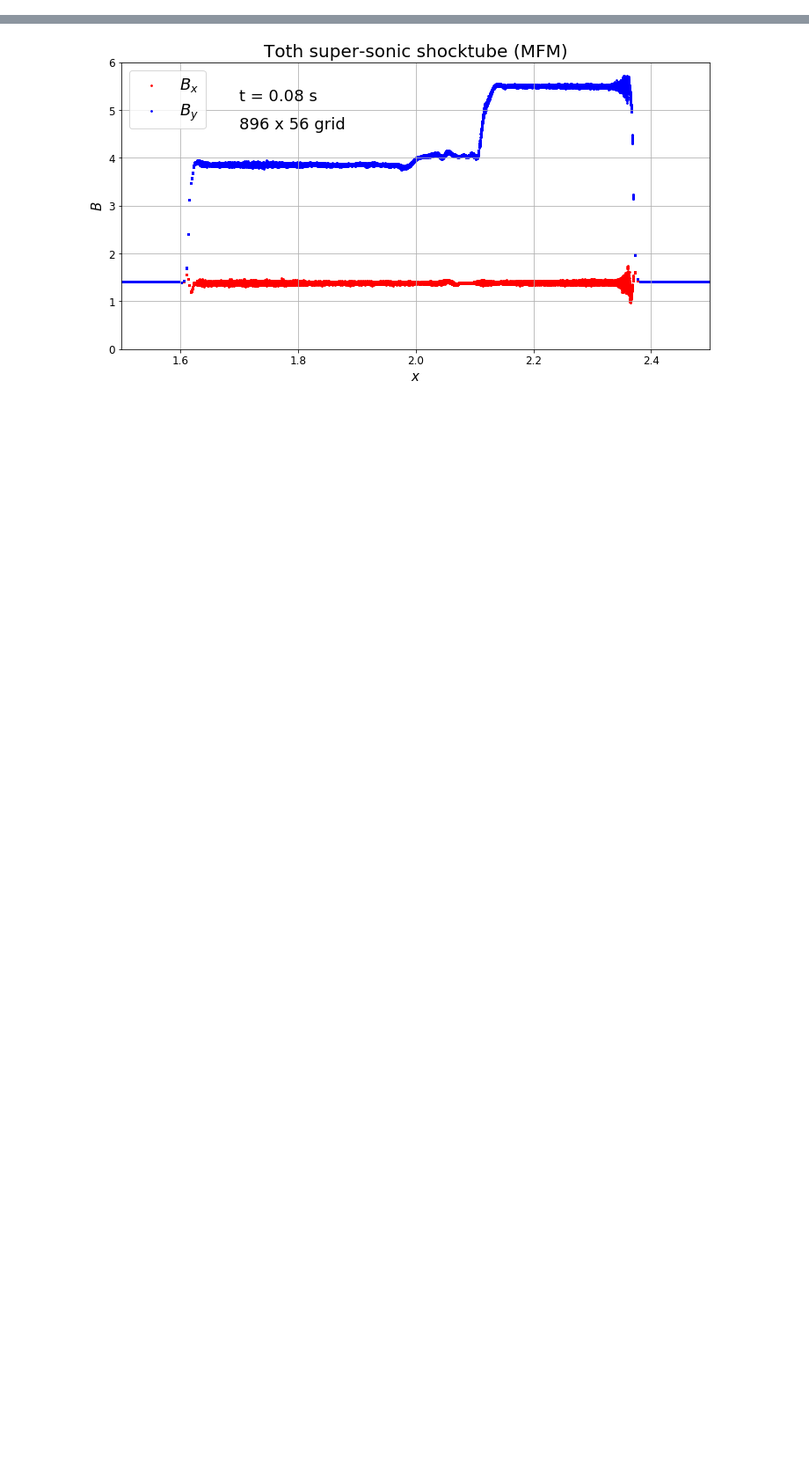
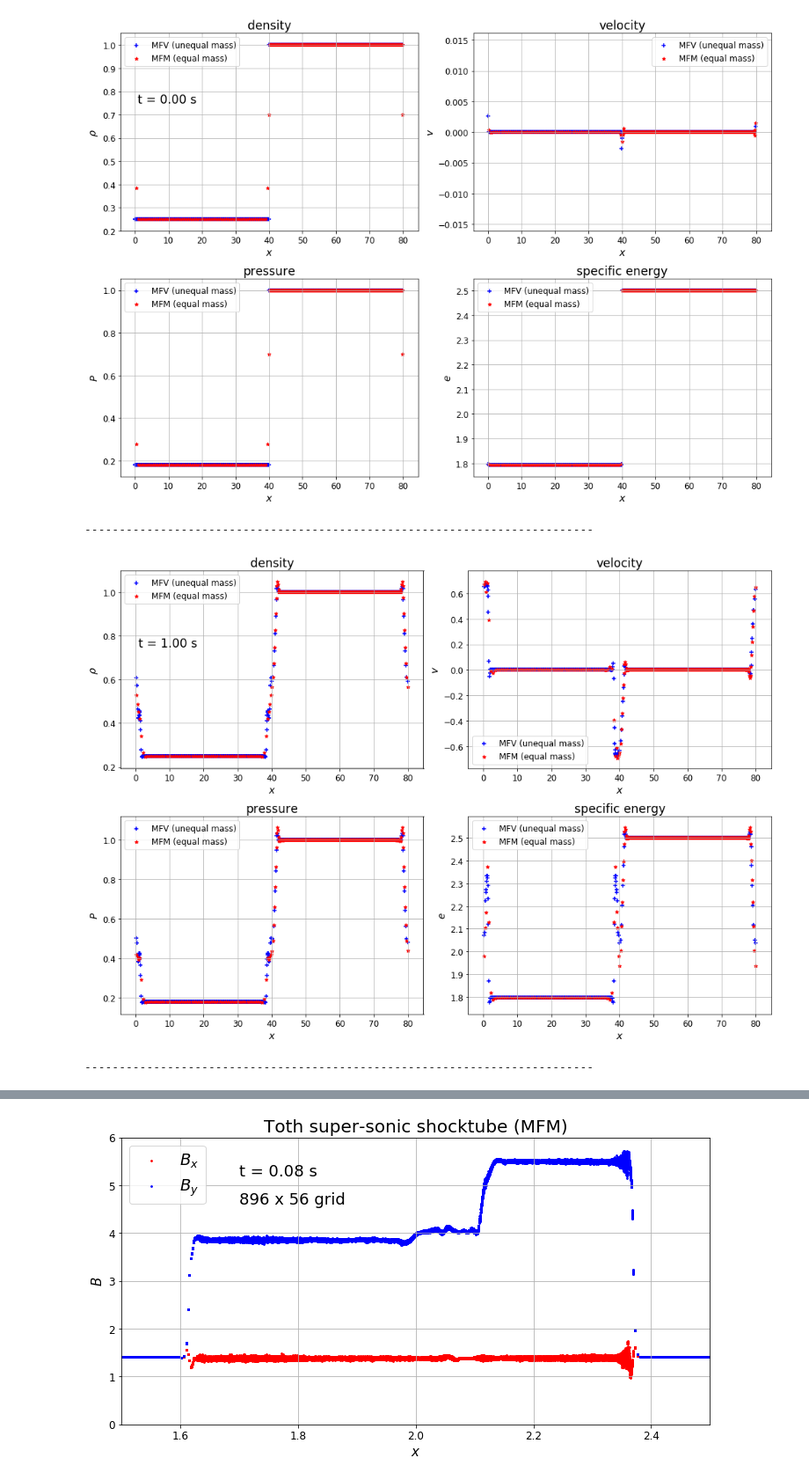
Before and after one commit to nina-af/ast-381-hw, a Jupyter notebook: hw_06/HW_6_Gizmo_Problem_2.ipynb, the cells around one changed output, grey strips where cells are left out. Shown at 88% size. Saved outputs shown, nothing was run; the diff lists cells and outputs as text; code cells hidden in the pictures; blank space fills up the shorter version.

```diff
--- a/hw_06/HW_6_Gizmo_Problem_2.ipynb
+++ b/hw_06/HW_6_Gizmo_Problem_2.ipynb
@@ -132,0 +128,15 @@ Shock front is more broad with MFM - resolution is higher at shock front with MF
+# %%
+# Plots of every other snapshot snapshots.
+for i in range(0, 11, 2):
+
+    t_mfm, data_mfm = get_snapshot_data(basedir_mfm, i)
+    t_mfv, data_mfv = get_snapshot_data(basedir_mfv, i)
+
+    make_plots(t_mfm, data_mfm, data_mfv, data_exact)
+
+    print('--------------------------------------------------------------------------\n')
+# %% [output]
+[figure, added]
+--------------------------------------------------------------------------
+[figure, added]
+--------------------------------------------------------------------------
```
Also changed, not shown: parts of 14 cells of this notebook, 1 other file.
